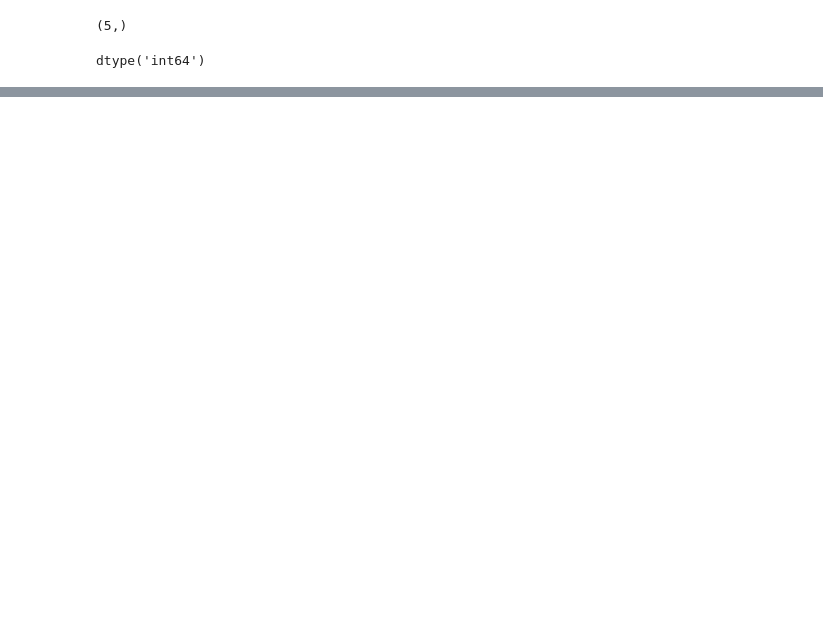
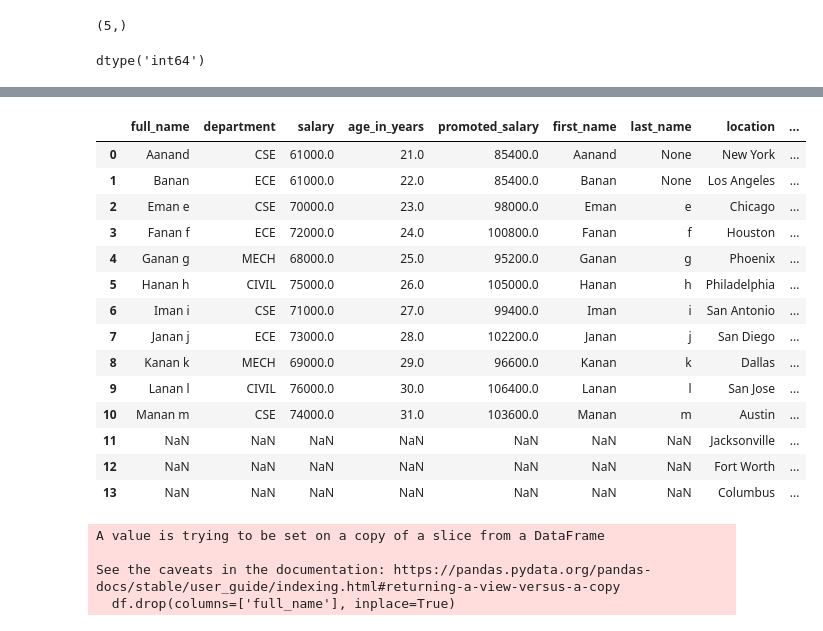
Before and after one commit to AanandPandit/aiml_engineer, a Jupyter notebook: 2-pandas/pandas.ipynb, the cells around one changed output, grey strips where cells are left out. Cells and saved outputs as stored; diff of their text form; code cells hidden in the pictures; blank space fills up the shorter version.

Commit message:
pandas completed

```diff
--- a/2-pandas/pandas.ipynb
+++ b/2-pandas/pandas.ipynb
@@ -37,0 +606,5 @@ Name: calories, dtype: int64
+# %%
+# merge  df and df3 on department column, keeping only matching rows
+
+df = pd.merge(df, df3, on='department', how='inner')
+df
@@ -37,0 +623,6 @@ Name: calories, dtype: int64
+# %%
+# keep the first occurrence of each column name, drop later duplicates and update in original dataframe
+df = df.loc[:, ~df.columns.duplicated()]
+# verify
+print(df.columns.tolist())
+df.head()
@@ -37,0 +637,26 @@ Name: calories, dtype: int64
+# %%
+df
+# %% [output]
+|  | full_name | department | salary | age_in_years | promoted_salary | first_name | last_name | location | ... |
+| 0 | Aanand | CSE | 61000.0 | 21.0 | 85400.0 | Aanand | None | New York | ... |
+| 1 | Banan | ECE | 61000.0 | 22.0 | 85400.0 | Banan | None | Los Angeles | ... |
+| 2 | Eman e | CSE | 70000.0 | 23.0 | 98000.0 | Eman | e | Chicago | ... |
+| 3 | Fanan f | ECE | 72000.0 | 24.0 | 100800.0 | Fanan | f | Houston | ... |
+| 4 | Ganan g | MECH | 68000.0 | 25.0 | 95200.0 | Ganan | g | Phoenix | ... |
+| 5 | Hanan h | CIVIL | 75000.0 | 26.0 | 105000.0 | Hanan | h | Philadelphia | ... |
+| 6 | Iman i | CSE | 71000.0 | 27.0 | 99400.0 | Iman | i | San Antonio | ... |
+| 7 | Janan j | ECE | 73000.0 | 28.0 | 102200.0 | Janan | j | San Diego | ... |
+| 8 | Kanan k | MECH | 69000.0 | 29.0 | 96600.0 | Kanan | k | Dallas | ... |
+| 9 | Lanan l | CIVIL | 76000.0 | 30.0 | 106400.0 | Lanan | l | San Jose | ... |
+| 10 | Manan m | CSE | 74000.0 | 31.0 | 103600.0 | Manan | m | Austin | ... |
+| 11 | NaN | NaN | NaN | NaN | NaN | NaN | NaN | Jacksonville | ... |
+| 12 | NaN | NaN | NaN | NaN | NaN | NaN | NaN | Fort Worth | ... |
+| 13 | NaN | NaN | NaN | NaN | NaN | NaN | NaN | Columbus | ... |
+# %%
+# drop the full_name column
+df.drop(columns=['full_name'], inplace=True)
+# %% [output]
+A value is trying to be set on a copy of a slice from a DataFrame
+
+See the caveats in the documentation: https://pandas.pydata.org/pandas-docs/stable/user_guide/indexing.html#returning-a-view-versus-a-copy
+  df.drop(columns=['full_name'], inplace=True)
```
Also changed, not shown: parts of 61 cells of this notebook.
